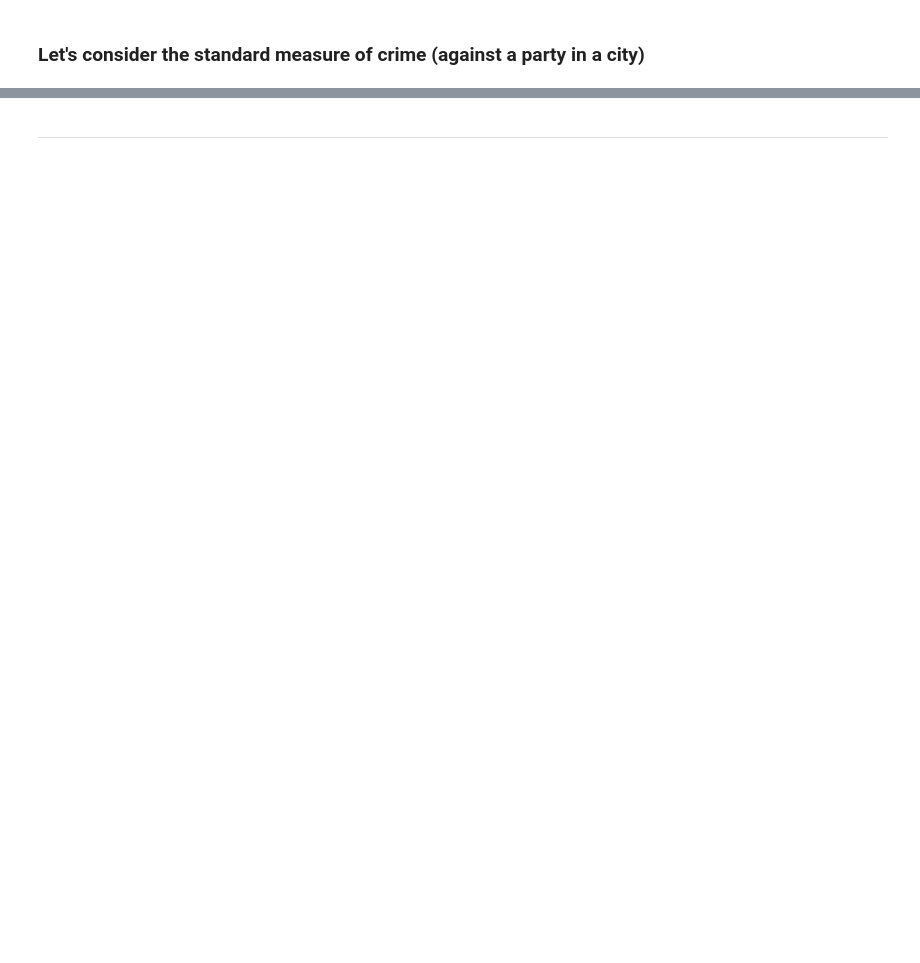
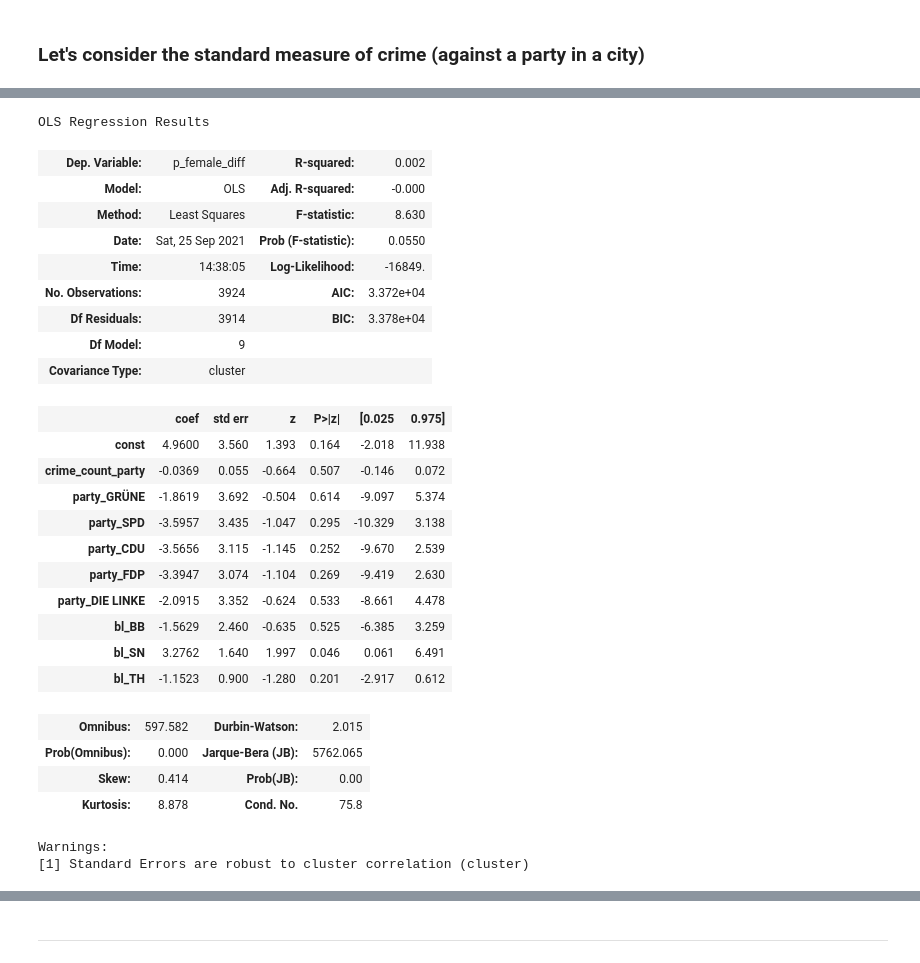
Before and after one commit to mariusgruenewald/pol_viol, a Jupyter notebook: regression.ipynb, the cells around one changed output, grey strips where cells are left out. Drawn from its saved outputs; the diff is of its cells as text; code cells hidden in the pictures; blank space fills up the shorter version.

```diff
--- a/regression.ipynb
+++ b/regression.ipynb
@@ -190,0 +237,31 @@ Standard errors in parentheses.
+# %%
+model6 = sm.OLS(y, X2).fit(cov_type='cluster', cov_kwds={'groups': data_panel_diff['state']})
+model6.summary()
+# %% [output]
+OLS Regression Results
+| Dep. Variable: | p_female_diff | R-squared: | 0.002 |
+| Model: | OLS | Adj. R-squared: | -0.000 |
+| Method: | Least Squares | F-statistic: | 8.630 |
+| Date: | Sat, 25 Sep 2021 | Prob (F-statistic): | 0.0550 |
+| Time: | 14:38:05 | Log-Likelihood: | -16849. |
+| No. Observations: | 3924 | AIC: | 3.372e+04 |
+| Df Residuals: | 3914 | BIC: | 3.378e+04 |
+| Df Model: | 9 |  |  |
+| Covariance Type: | cluster |  |  |
+|  | coef | std err | z | P>|z| | [0.025 | 0.975] |
+| const | 4.9600 | 3.560 | 1.393 | 0.164 | -2.018 | 11.938 |
+| crime_count_party | -0.0369 | 0.055 | -0.664 | 0.507 | -0.146 | 0.072 |
+| party_GRÜNE | -1.8619 | 3.692 | -0.504 | 0.614 | -9.097 | 5.374 |
+| party_SPD | -3.5957 | 3.435 | -1.047 | 0.295 | -10.329 | 3.138 |
+| party_CDU | -3.5656 | 3.115 | -1.145 | 0.252 | -9.670 | 2.539 |
+| party_FDP | -3.3947 | 3.074 | -1.104 | 0.269 | -9.419 | 2.630 |
+| party_DIE LINKE | -2.0915 | 3.352 | -0.624 | 0.533 | -8.661 | 4.478 |
+| bl_BB | -1.5629 | 2.460 | -0.635 | 0.525 | -6.385 | 3.259 |
+| bl_SN | 3.2762 | 1.640 | 1.997 | 0.046 | 0.061 | 6.491 |
+| bl_TH | -1.1523 | 0.900 | -1.280 | 0.201 | -2.917 | 0.612 |
+| Omnibus: | 597.582 | Durbin-Watson: | 2.015 |
+| Prob(Omnibus): | 0.000 | Jarque-Bera (JB): | 5762.065 |
+| Skew: | 0.414 | Prob(JB): | 0.00 |
+| Kurtosis: | 8.878 | Cond. No. | 75.8 |
+Warnings:
+[1] Standard Errors are robust to cluster correlation (cluster)
```
Also changed, not shown: parts of 26 cells of this notebook, 16 other files.
